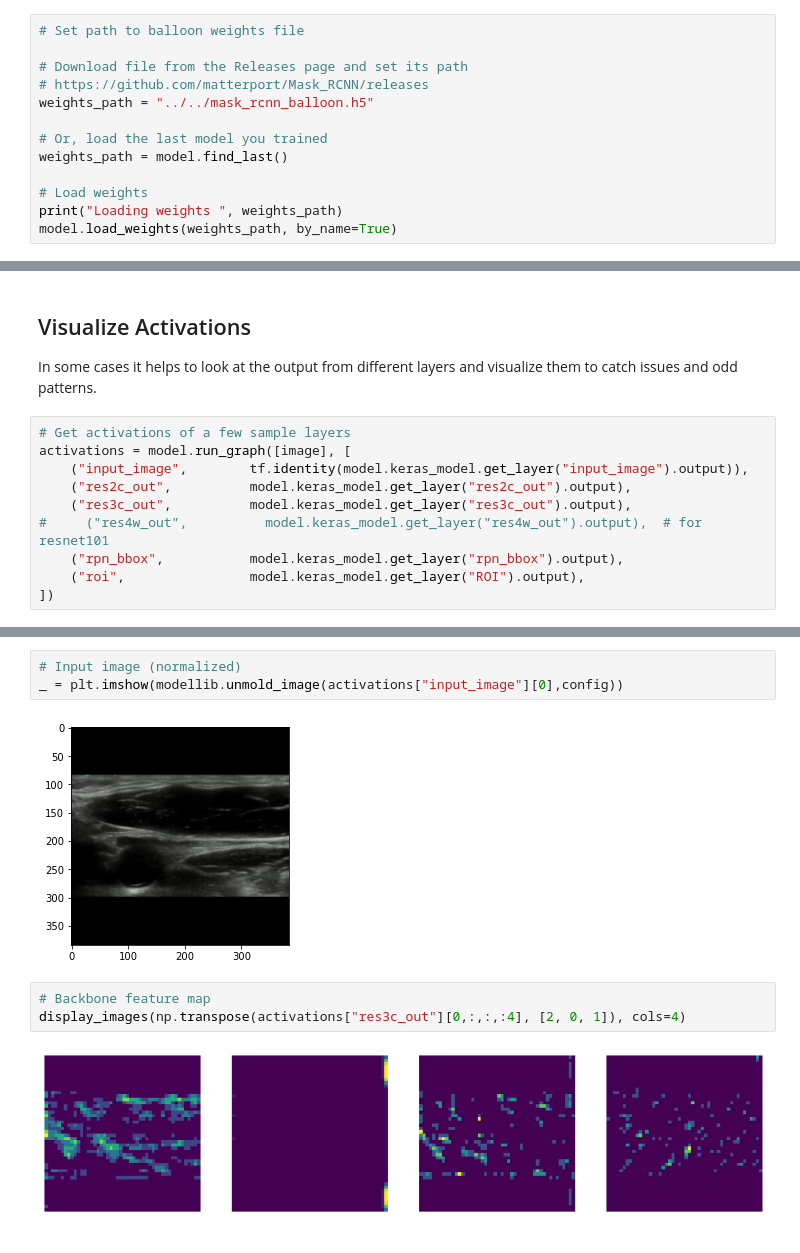
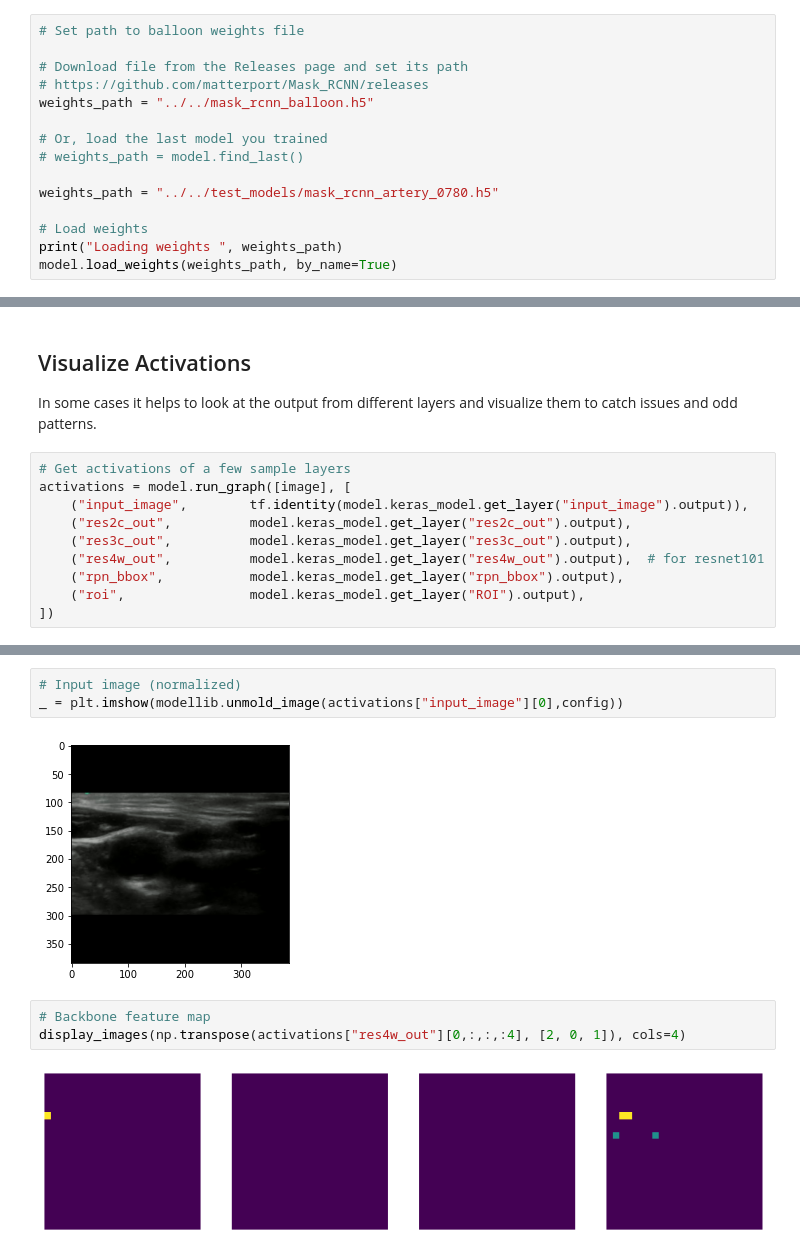
Before and after one commit to ohm-car/Mask_RCNN_TF2_USound, a Jupyter notebook: samples/USoundEllipse/inspect_artery_model.ipynb, the cells around one changed output, grey strips where cells are left out. Saved outputs shown, nothing was run; the diff lists cells and outputs as text.

```diff
--- a/samples/USoundEllipse/inspect_artery_model.ipynb
+++ b/samples/USoundEllipse/inspect_artery_model.ipynb
@@ -169,7 +180,9 @@ MODEL_DIR
 weights_path = "../../mask_rcnn_balloon.h5"
 
 # Or, load the last model you trained
-weights_path = model.find_last()
+# weights_path = model.find_last()
+
+weights_path = "../../test_models/mask_rcnn_artery_0780.h5"
 
 # Load weights
 print("Loading weights ", weights_path)
@@ -578,7 +600,7 @@ activations = model.run_graph([image], [
     ("input_image",        tf.identity(model.keras_model.get_layer("input_image").output)),
     ("res2c_out",          model.keras_model.get_layer("res2c_out").output),
     ("res3c_out",          model.keras_model.get_layer("res3c_out").output),
-#     ("res4w_out",          model.keras_model.get_layer("res4w_out").output),  # for resnet101
+    ("res4w_out",          model.keras_model.get_layer("res4w_out").output),  # for resnet101
     ("rpn_bbox",           model.keras_model.get_layer("rpn_bbox").output),
     ("roi",                model.keras_model.get_layer("ROI").output),
 ])
@@ -592,9 +615,9 @@ roi                      shape: (1, 1000, 4)          min:    0.00000  max:    1
 # Input image (normalized)
 _ = plt.imshow(modellib.unmold_image(activations["input_image"][0],config))
 # %% [output]
-[figure, old version]
+[figure, new version]
 # %%
 # Backbone feature map
-display_images(np.transpose(activations["res3c_out"][0,:,:,:4], [2, 0, 1]), cols=4)
+display_images(np.transpose(activations["res4w_out"][0,:,:,:4], [2, 0, 1]), cols=4)
 # %% [output]
-[figure, old version]
+[figure, new version]
```
Also changed, not shown: parts of 30 cells of this notebook, 2 other files.
